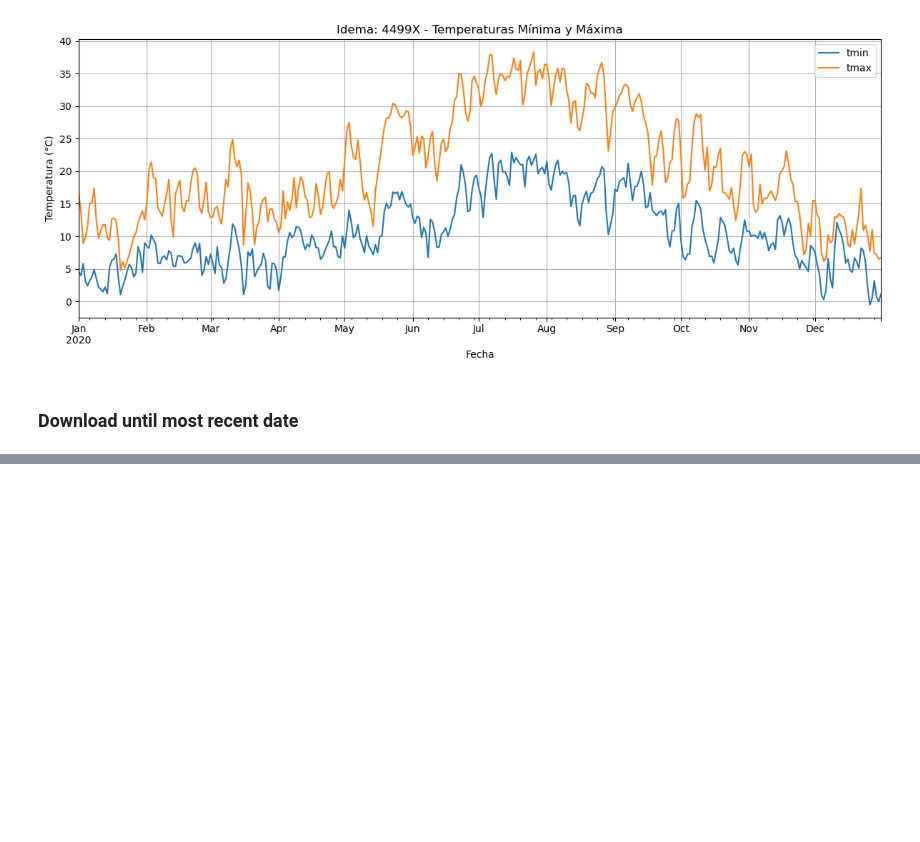
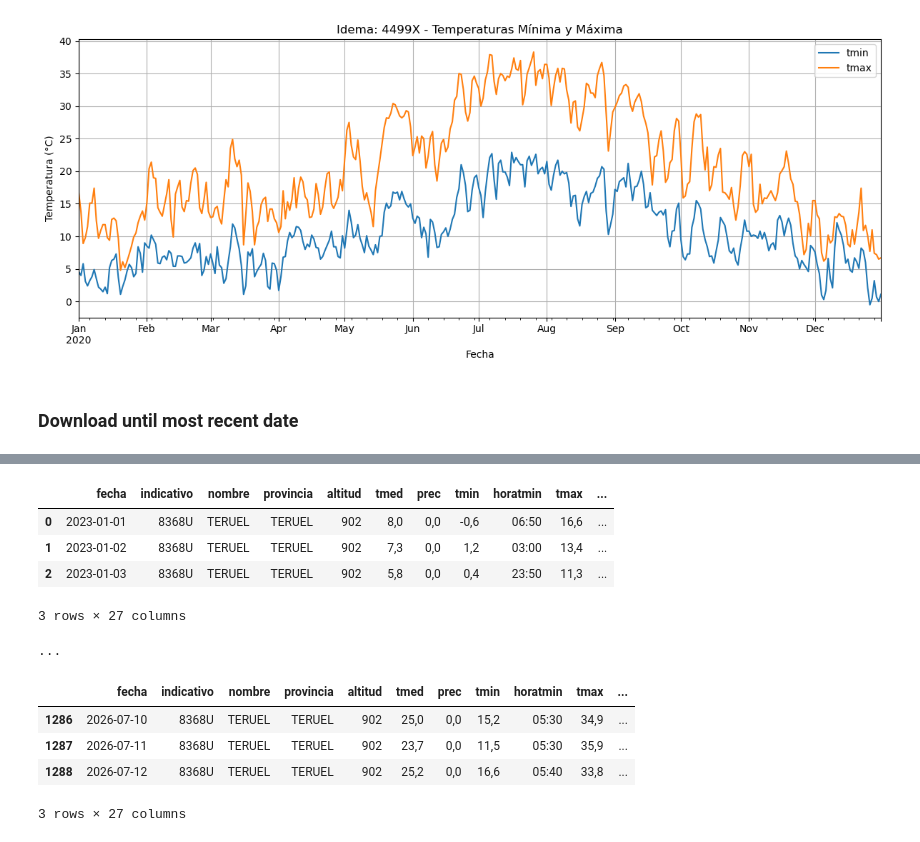
Before and after one commit to reddgr/energy-price-forecasting-in-power-grids, a Jupyter notebook: notebooks/05_historical_weather_data_download.ipynb, the cells around one changed output, grey strips where cells are left out. Saved outputs shown, nothing was run; the diff lists cells and outputs as text; code cells hidden in the pictures; blank space fills up the shorter version.

```diff
--- a/notebooks/05_historical_weather_data_download.ipynb
+++ b/notebooks/05_historical_weather_data_download.ipynb
@@ -271,0 +298,16 @@ df_sample.to_csv(os.path.join(CSV_DIR,f"hist_{station_id}_2020_data.csv"), index
+# %%
+display(df.head(3))
+print("...")
+display(df.tail(3))
+# %% [output]
+|  | fecha | indicativo | nombre | provincia | altitud | tmed | prec | tmin | horatmin | tmax | ... |
+| 0 | 2023-01-01 | 8368U | TERUEL | TERUEL | 902 | 8,0 | 0,0 | -0,6 | 06:50 | 16,6 | ... |
+| 1 | 2023-01-02 | 8368U | TERUEL | TERUEL | 902 | 7,3 | 0,0 | 1,2 | 03:00 | 13,4 | ... |
+| 2 | 2023-01-03 | 8368U | TERUEL | TERUEL | 902 | 5,8 | 0,0 | 0,4 | 23:50 | 11,3 | ... |
+3 rows × 27 columns
+...
+|  | fecha | indicativo | nombre | provincia | altitud | tmed | prec | tmin | horatmin | tmax | ... |
+| 1286 | 2026-07-10 | 8368U | TERUEL | TERUEL | 902 | 25,0 | 0,0 | 15,2 | 05:30 | 34,9 | ... |
+| 1287 | 2026-07-11 | 8368U | TERUEL | TERUEL | 902 | 23,7 | 0,0 | 11,5 | 05:30 | 35,9 | ... |
+| 1288 | 2026-07-12 | 8368U | TERUEL | TERUEL | 902 | 25,2 | 0,0 | 16,6 | 05:40 | 33,8 | ... |
+3 rows × 27 columns
```
Also changed, not shown: parts of 3 cells of this notebook, 1 other file.
